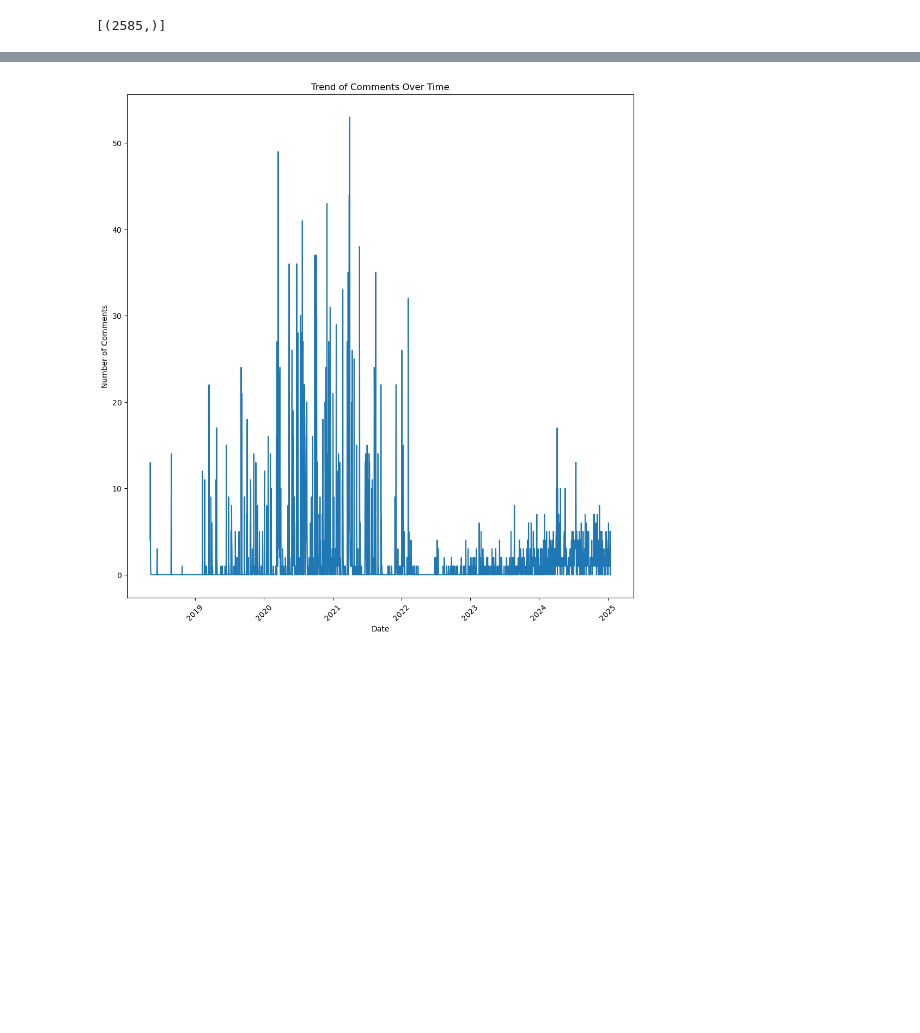
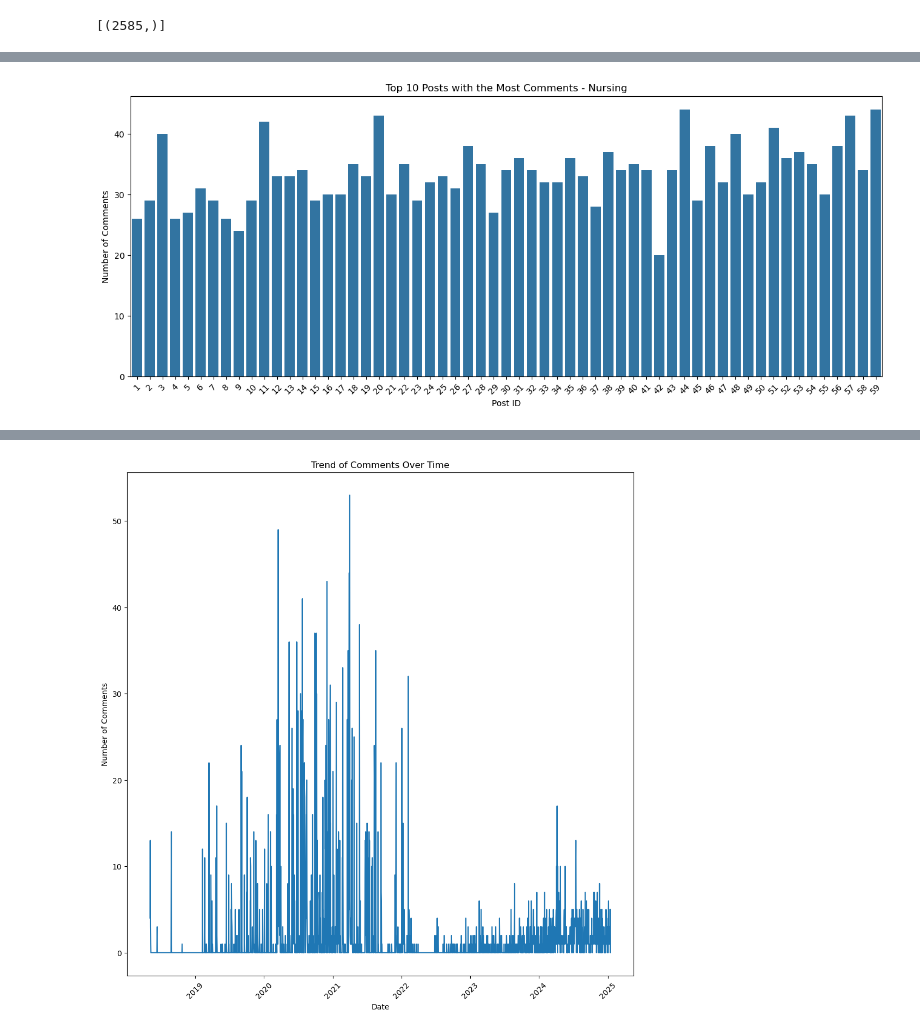
Before and after one commit to macs30122-winter25/final-project-raam, a Jupyter notebook: data_processing/test_data_processing.ipynb, the cells around one changed output, grey strips where cells are left out. Drawn from its saved outputs; the diff is of its cells as text; code cells hidden in the pictures; blank space fills up the shorter version.

```diff
--- a/data_processing/test_data_processing.ipynb
+++ b/data_processing/test_data_processing.ipynb
@@ -87,0 +144,20 @@ plt.show()
+# %%
+a = """SELECT post_id,
+count(comment_id) as num_comments
+FROM nursing_comments
+group by post_id"""
+cur.execute(a).fetchall()
+df = pd.read_sql_query(a, conn)
+
+# Sort and select the top 10 most commented posts
+top_posts = df.sort_values(by='num_comments', ascending=False).head(100)
+
+plt.figure(figsize=(16, 6))
+sns.barplot(x=top_posts['post_id'], y=top_posts['num_comments'])
+plt.xlabel('Post ID')
+plt.ylabel('Number of Comments')
+plt.title('Top 10 Posts with the Most Comments - Nursing')
+plt.xticks(rotation=45)
+plt.show()
+# %% [output]
+[figure, added]
```
Also changed, not shown: parts of 12 cells of this notebook, 12 other files.
